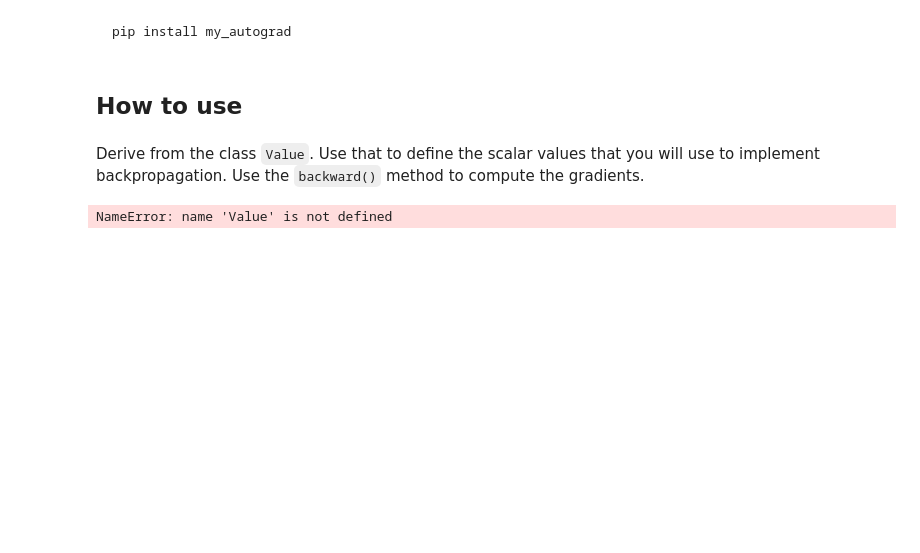
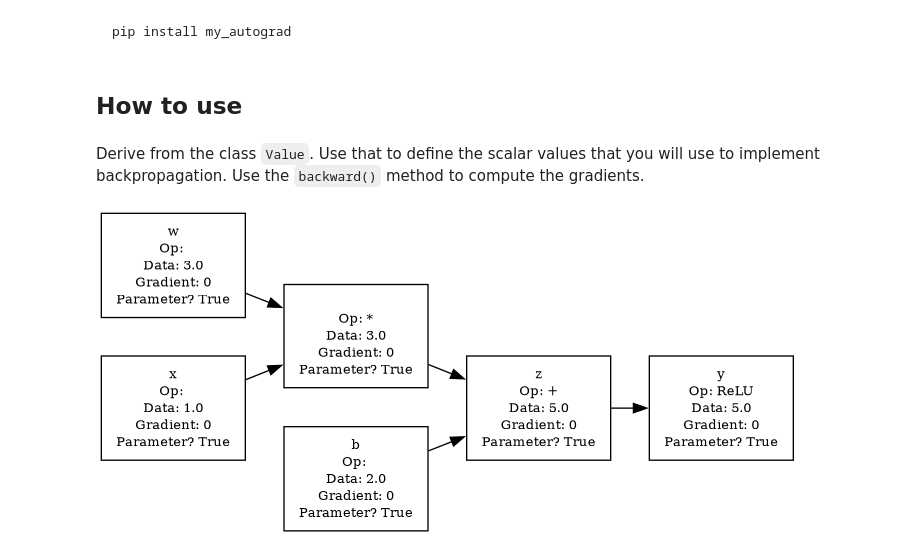
Before and after one commit to LawJarp-A/my-autograd, a Jupyter notebook: nbs/index.ipynb, the cells around one changed output. Saved outputs shown, nothing was run; the diff lists cells and outputs as text; code cells hidden in the pictures; blank space fills up the shorter version.

```diff
--- a/nbs/index.ipynb
+++ b/nbs/index.ipynb
@@ -25,14 +60,11 @@ w = Value(3.0, label='w')
 b = Value(2.0, label='b')
 x = Value(1.0, label='x')
 
-z = w * x + b; z.label = 'z'
+z = (w * x) + b; z.label = 'z'
 
 y = z.relu(); y.label = 'y'
-
-# Compute the gradients
-y.backward()
-
-print('dz/dw =', w.grad)
-print('dz/db =', b.grad)
-# %% [output]
-NameError: name 'Value' is not defined
+# %%
+# Visualize the graph
+draw_dag(y)
+# %% [output]
+[figure, added]
```
Also changed, not shown: parts of 4 cells of this notebook, 10 other files.
